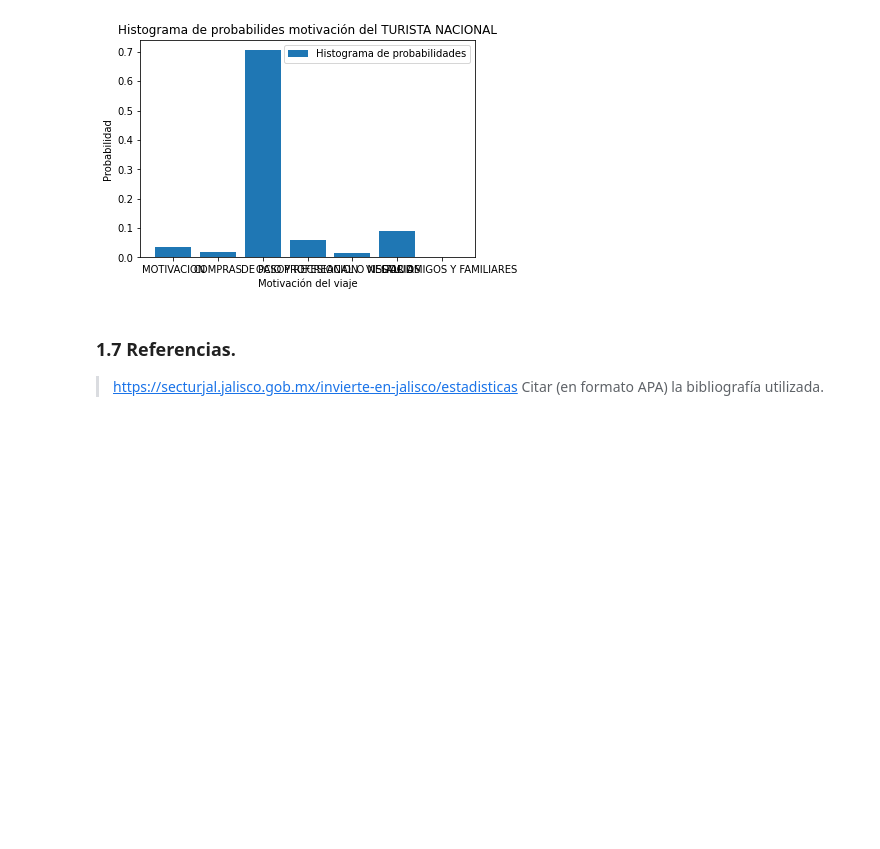
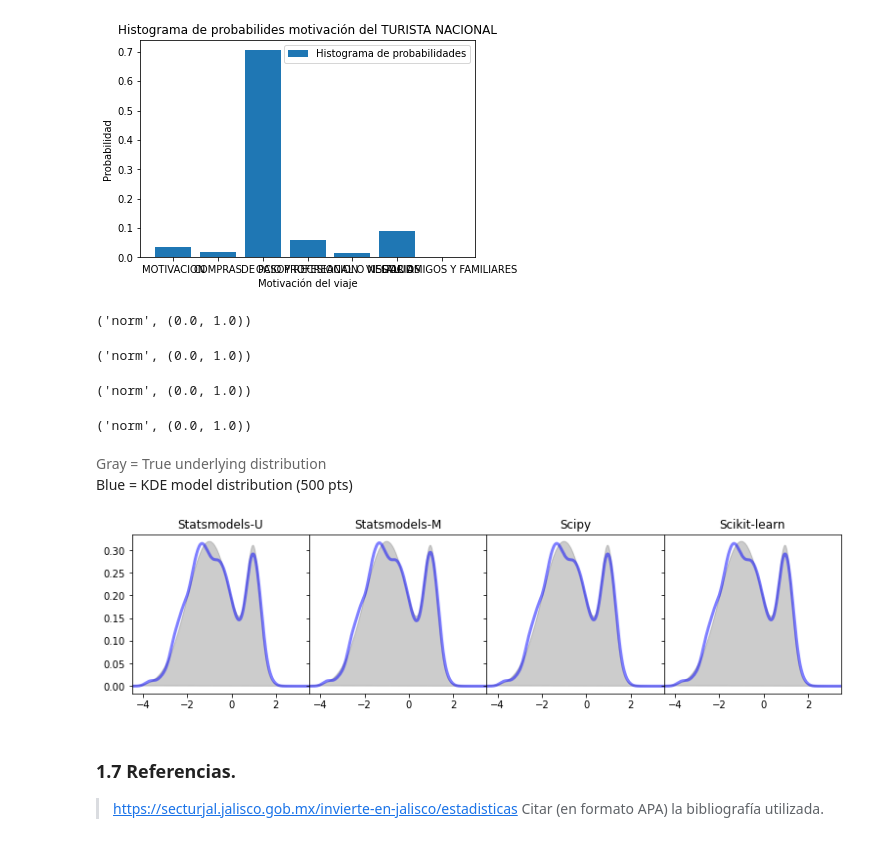
Before and after one commit to ariadnagalindom/Proyecto_GIMontoya_ADGalindo, a Jupyter notebook: PRoyecto_GIMontoya_ADGalindo.ipynb, the cells around one changed output. Drawn from its saved outputs; the diff is of its cells as text; code cells hidden in the pictures; blank space fills up the shorter version.

```diff
--- a/PRoyecto_GIMontoya_ADGalindo.ipynb
+++ b/PRoyecto_GIMontoya_ADGalindo.ipynb
@@ -199,0 +285,16 @@ plt.show()
+# %%
+best_fit_distribution(nac_edad)
+# %% [output]
+('norm', (0.0, 1.0))
+# %%
+best_fit_distribution(int_edad)
+# %% [output]
+('norm', (0.0, 1.0))
+# %%
+best_fit_distribution(nac_civil)
+# %% [output]
+('norm', (0.0, 1.0))
+# %%
+best_fit_distribution(int_civil)
+# %% [output]
+('norm', (0.0, 1.0))
@@ -200,3 +308,35 @@ plt.show()
+# %%
+from scipy.stats.distributions import norm
+
+# The grid we'll use for plotting
+nac_edad_grid = np.linspace(-4.5, 3.5, 1000)
+
+# Draw points from a bimodal distribution in 1D
+np.random.seed(0)
+nac_edad = np.concatenate([norm(-1, 1.).rvs(400),
+                    norm(1, 0.3).rvs(100)])
+pdf_true = (0.8 * norm(-1, 1).pdf(x_grid) +
+            0.2 * norm(1, 0.3).pdf(x_grid))
+
+# Plot the three kernel density estimates
+fig, ax = plt.subplots(1, 4, sharey=True,
+                       figsize=(13, 3))
+fig.subplots_adjust(wspace=0)
+
+for i in range(4):
+    pdf = kde_funcs[i](nac_edad, nac_edad_grid, bandwidth=0.2)
+    ax[i].plot(nac_edad_grid, pdf, color='blue', alpha=0.5, lw=3)
+    ax[i].fill(nac_ed_grid, pdf_true, ec='gray', fc='gray', alpha=0.4)
+    ax[i].set_title(kde_funcnames[i])
+    ax[i].set_xlim(-4.5, 3.5)
+
+from IPython.display import HTML
+HTML("<font color='#666666'>Gray = True underlying distribution</font><br>"
+     "<font color='6666ff'>Blue = KDE model distribution (500 pts)</font>")
+# %% [output]
+Gray = True underlying distribution
+Blue = KDE model distribution (500 pts)
+[figure, added]
 # %% [markdown]
 ### 1.7 Referencias.
 > https://secturjal.jalisco.gob.mx/invierte-en-jalisco/estadisticas
```
Also changed, not shown: parts of 3 cells of this notebook.
